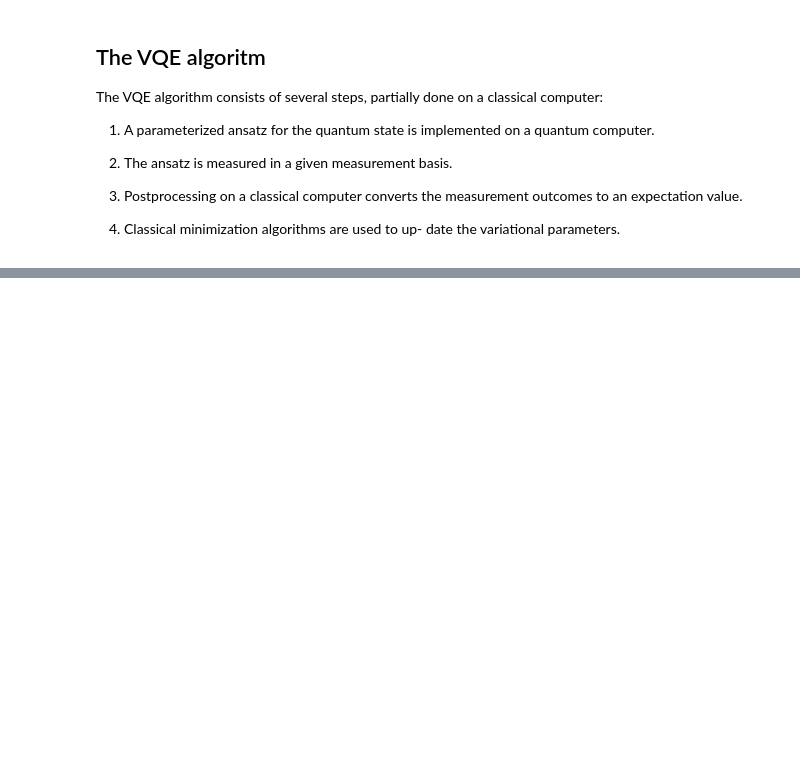
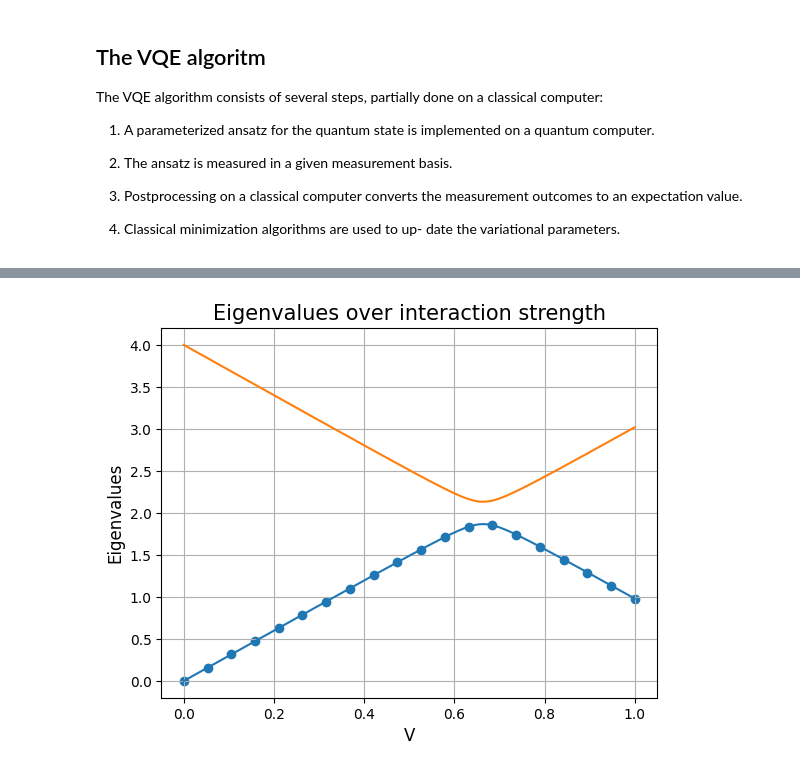
Before and after one commit to markfuhr23/QuantumComputing, a Jupyter notebook: PartC.ipynb, the cells around one changed output, grey strips where cells are left out. Drawn from its saved outputs; the diff is of its cells as text; code cells hidden in the pictures; blank space fills up the shorter version.

```diff
--- a/PartC.ipynb
+++ b/PartC.ipynb
@@ -161,0 +409,27 @@ Eigenvalues with numpy:  [3.0198039 0.9801961]
+# %%
+def H(V):
+    return np.array([[0,0],[0,4]]) + V* np.array([[3,0.2],[0.2,-3]])
+Vnumpy = np.linspace(0,1,1000)
+eigenNumpy = []
+# Compute eigenvalues for each value of V
+for V in Vnumpy:
+    # Compute eigenvalues for H2x2
+    eigenNumpy.append(np.linalg.eigvalsh(H(V)))
+
+# Convert lists to arrays for easier manipulation
+eigenNumpy = np.array(eigenNumpy)
+
+# Plot eigenvalues for H2x2
+for i in range(2):
+    plt.plot(Vnumpy, eigenNumpy[:, i], label=f'H Eigenvalue {i+1}')
+
+# Plot the energy values
+plt.scatter(interactionStrengths, eigenvaluesVQE,)
+plt.xlabel('V', fontsize = 12)
+plt.ylabel('Eigenvalues', fontsize = 12)
+plt.title('Eigenvalues over interaction strength', fontsize = 15)
+plt.grid(True)
+plt.savefig("PartCComparison.png")
+plt.show()
+# %% [output]
+[figure, added]
```
Also changed, not shown: parts of 12 cells of this notebook, 7 other files.
